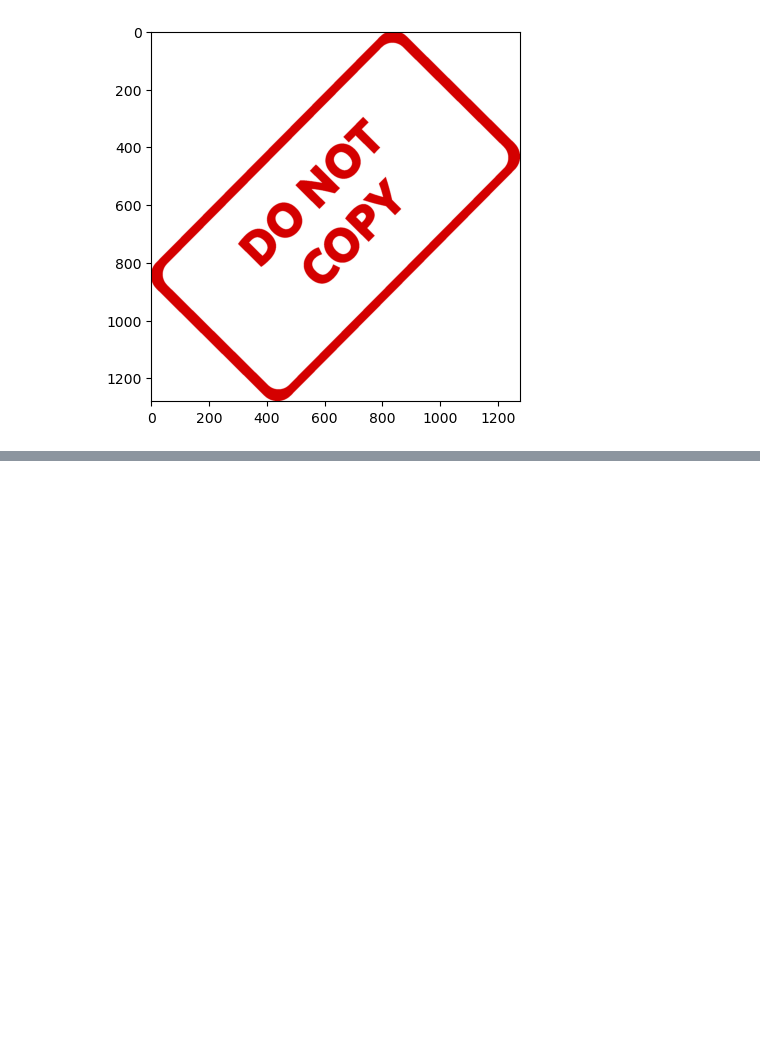
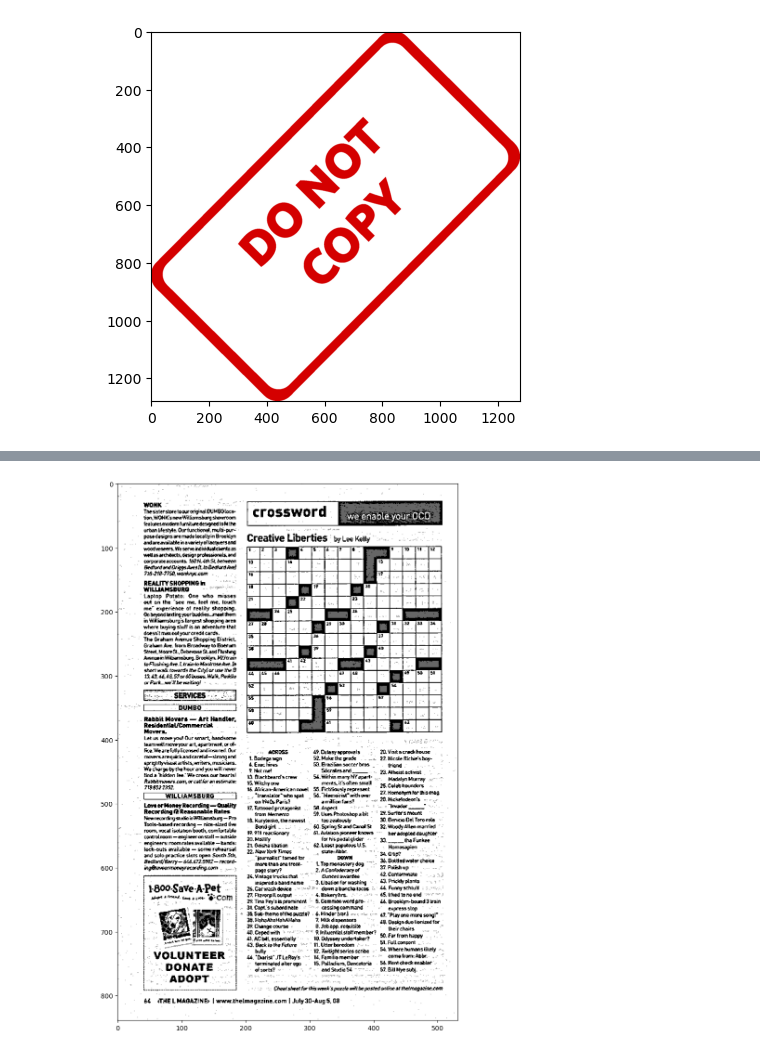
Before and after one commit to SausageMuffins/Learning-OpenCV, a Jupyter notebook: Image-Processing.ipynb, the cells around one changed output, grey strips where cells are left out. Cells and saved outputs as stored; diff of their text form; code cells hidden in the pictures; blank space fills up the shorter version.

```diff
--- a/Image-Processing.ipynb
+++ b/Image-Processing.ipynb
@@ -111,0 +140,11 @@ plt.imshow(img2)
+# %%
+ret, thresh1 = cv2.threshold(img, 160, 255, cv2.THRESH_BINARY)
+# quality is not very good - solution: use adaptive threshold.
+
+th2 = cv2.adaptiveThreshold(img, 255, cv2.ADAPTIVE_THRESH_MEAN_C, cv2.THRESH_BINARY, 11, 8) # average values out then make it black and white using THRESH_BINARY.
+# show_pic(th2) # looking at the neighbouring values of each pixel
+
+blended = cv2.addWeighted(src1=thresh1, src2=th2, beta=0.4, alpha=0.6, gamma=0) # use the technique of blending to get higher quality.
+show_pic(blended)
+# %% [output]
+[figure, added]
```
Also changed, not shown: parts of 4 cells of this notebook.
